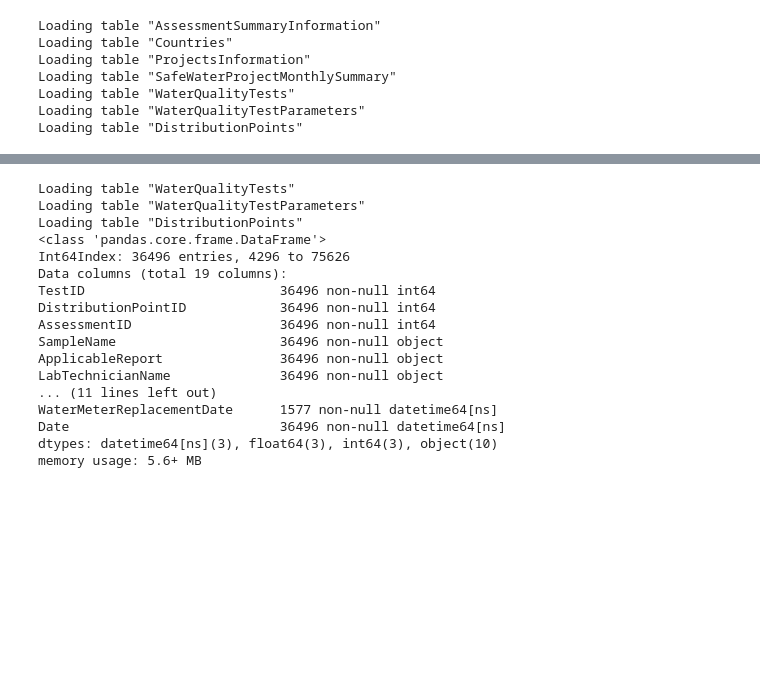
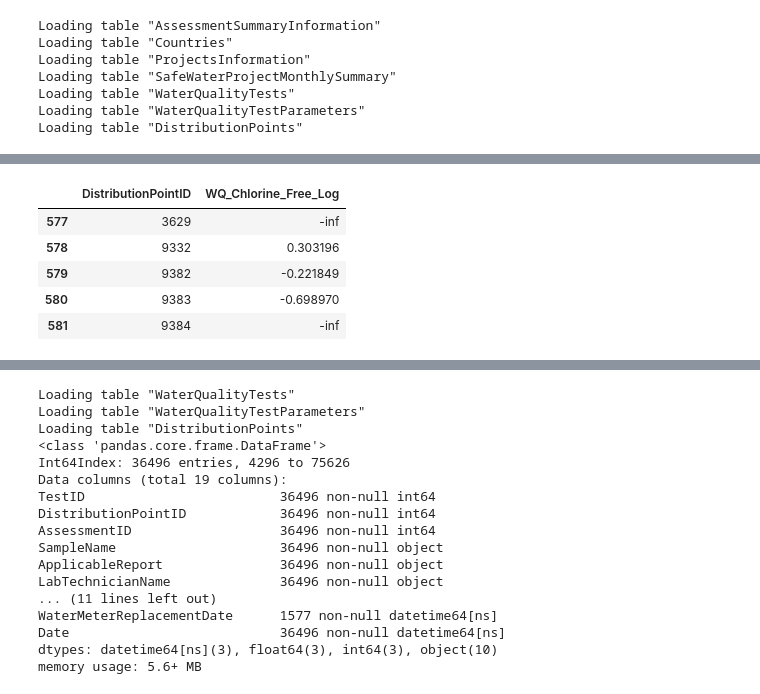
Before and after one commit to eric-czech/portfolio, a Jupyter notebook: demonstrative/python/notebooks/research/wmi/data/view/sql_export.ipynb, the cells around one changed output, grey strips where cells are left out. Saved outputs shown, nothing was run; the diff lists cells and outputs as text; code cells hidden in the pictures; blank space fills up the shorter version.

```diff
--- a/demonstrative/python/notebooks/research/wmi/data/view/sql_export.ipynb
+++ b/demonstrative/python/notebooks/research/wmi/data/view/sql_export.ipynb
@@ -136,4 +137,13 @@ memory usage: 858.8+ KB
 # Raw measurement export
 d_exp = prep_export(d.reset_index())
 d_exp.to_sql('wmi_water_quality', db_path, index=False, if_exists='replace')
+# %%
+d_exp[d_exp['DistributionPointID'].isin([9332, 9382, 3629, 9383, 9384])][['DistributionPointID', 'WQ_Chlorine_Free_Log']]
+# %% [output]
+|  | DistributionPointID | WQ_Chlorine_Free_Log |
+| 577 | 3629 | -inf |
+| 578 | 9332 | 0.303196 |
+| 579 | 9382 | -0.221849 |
+| 580 | 9383 | -0.698970 |
+| 581 | 9384 | -inf |
 # %%
```
Also changed, not shown: parts of 5 cells of this notebook, 6 other files.
